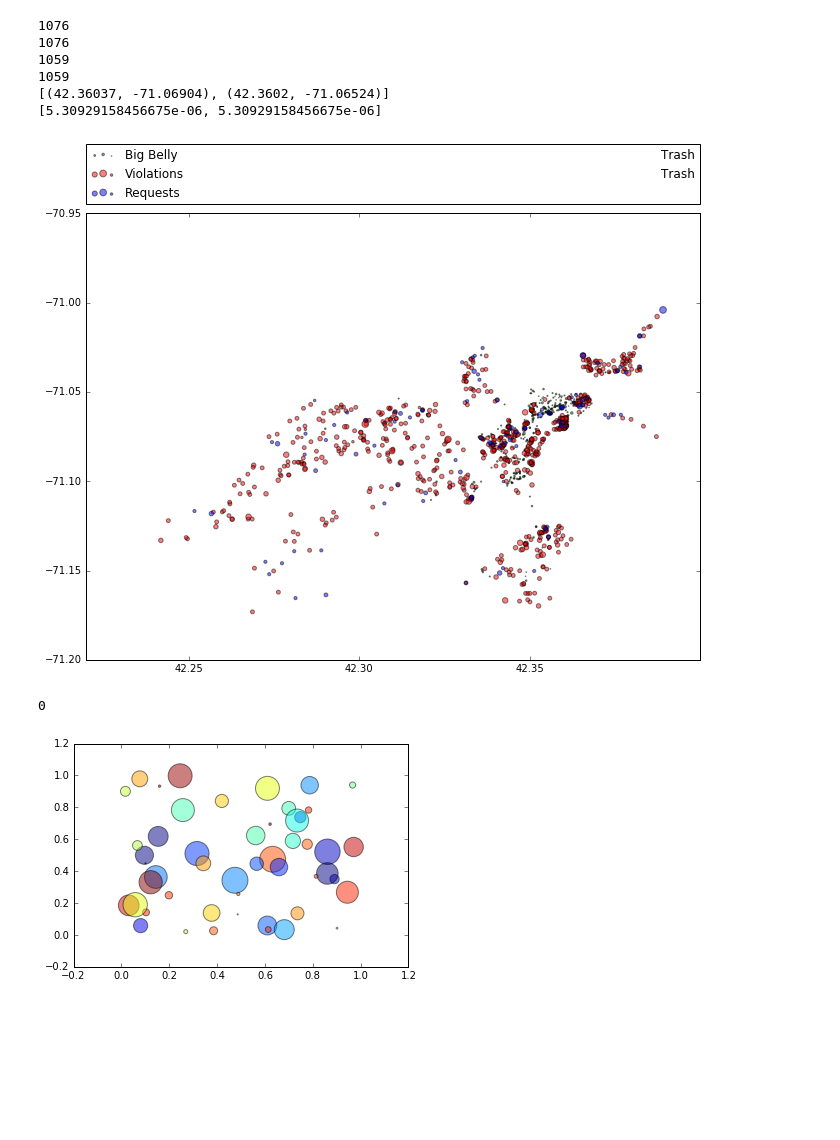
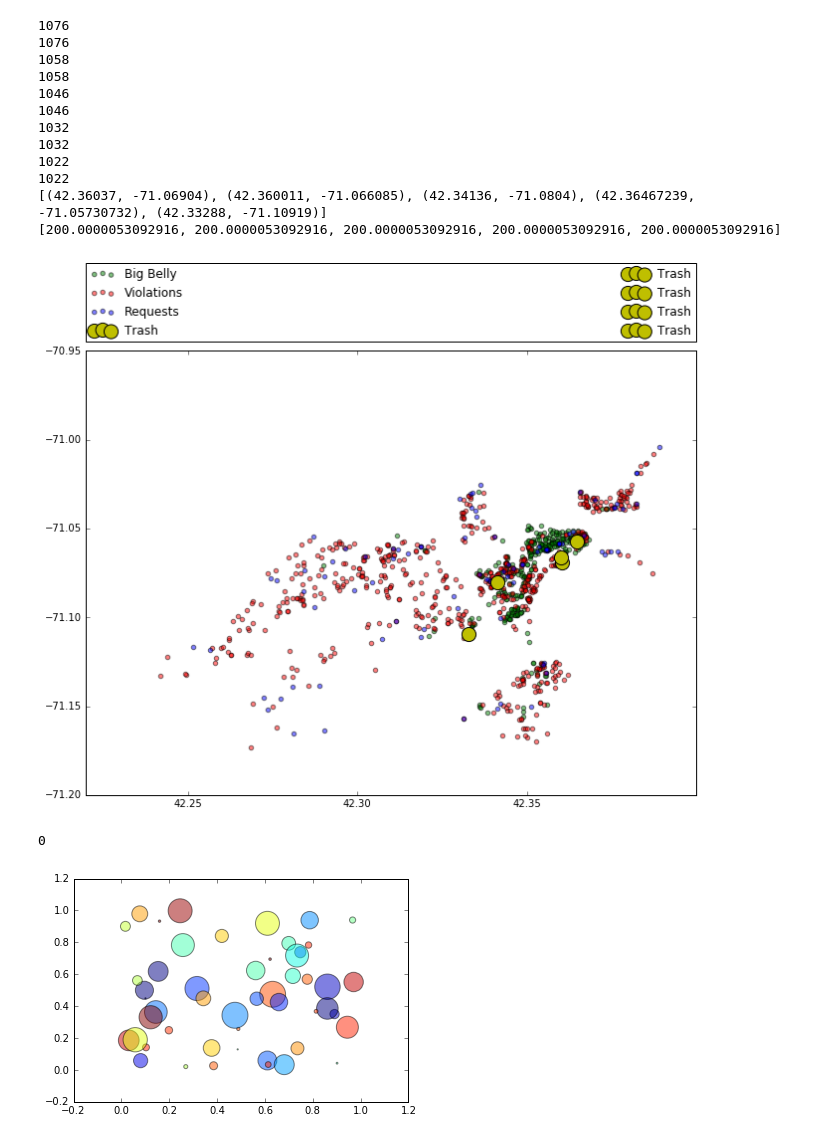
Before and after one commit to data-mechanics/course-2016-fal-proj, a Jupyter notebook: andradej_chojoe/optimization.ipynb, the cells around one changed output. Cells and saved outputs as stored; diff of their text form; code cells hidden in the pictures; blank space fills up the shorter version.

Commit message:
attempt to fix scaling probelm on graph

```diff
--- a/andradej_chojoe/optimization.ipynb
+++ b/andradej_chojoe/optimization.ipynb
@@ -116,7 +116,7 @@ def process(R, dataType):
             raise ValueError
         #W.append(20*weight)
         W.append(20 * scaledW)
-    plt.scatter(X, Y, s=W, c=color, alpha=0.5, label=dataType)
+    plt.scatter(X, Y, c=color, alpha=0.5, label=dataType)
     return list(zip(X,Y)),list(zip(X,Y,W))
 
 def findOptimalLocation(coordinates, weight_list, num_trash, radius = 0.0013, iterations = 1000):
@@ -169,7 +169,7 @@ def findOptimalLocation(coordinates, weight_list, num_trash, radius = 0.0013, it
 
         # save the found optimization
         trashLocations.append(trash_loc)
-        location_weights.append(math.pi * radius**2)
+        location_weights.append(200 + (math.pi * radius**2))
 
         # reset the list to remove already included points
         coordinates = removeCoordinates(coordinates, neighbors)
@@ -218,40 +218,46 @@ class optimization(dml.Algorithm):
 
         # merge all data for master coordinate list
         masterCoordinateList = coorBB + coorCV + coorRQ
         masterCoorWeightList = bigBellyData + codeViolData + hotlineData
 #         print(len(masterCoordinateList))
 
         # call the optimization function
-        loc, weight = findOptimalLocation(masterCoordinateList, masterCoorWeightList, 2)
+        loc, weight = findOptimalLocation(masterCoordinateList, masterCoorWeightList, 5)
         print(loc)
         print(weight)
 
         for coor in loc:
-            plt.scatter(coor[0],coor[1],s=weight[0], c='y', alpha=0.5, label="Trash")
+            plt.scatter(coor[0],coor[1],s=weight[0], c='y', alpha=1, label="Trash")
 
         # show the graph and make it look nice
         plt.legend(bbox_to_anchor=(0., 1.02, 1., .102), loc=3,
            ncol=2, mode="expand", borderaxespad=0.)
         plt.show()
 
         return 0
 
     @staticmethod
     def provenance(doc = prov.model.ProvDocument(), startTime = None, endTime = None):
         return 0
 
 optimization.execute()
 # doc = codeViolations.provenance()
 # print(doc.get_provn())
 # print(json.dumps(json.loads(doc.serialize()), indent=4))
 # %% [output]
 1076
 1076
-1059
-1059
-[(42.36037, -71.06904), (42.3602, -71.06524)]
-[5.30929158456675e-06, 5.30929158456675e-06]
+1058
+1058
+1046
+1046
+1032
+1032
+1022
+1022
+[(42.36037, -71.06904), (42.360011, -71.066085), (42.34136, -71.0804), (42.36467239, -71.05730732), (42.33288, -71.10919)]
+[200.0000053092916, 200.0000053092916, 200.0000053092916, 200.0000053092916, 200.0000053092916]
-[figure, old version]
+[figure, new version]
 0
 # %%
 %matplotlib inline
```
